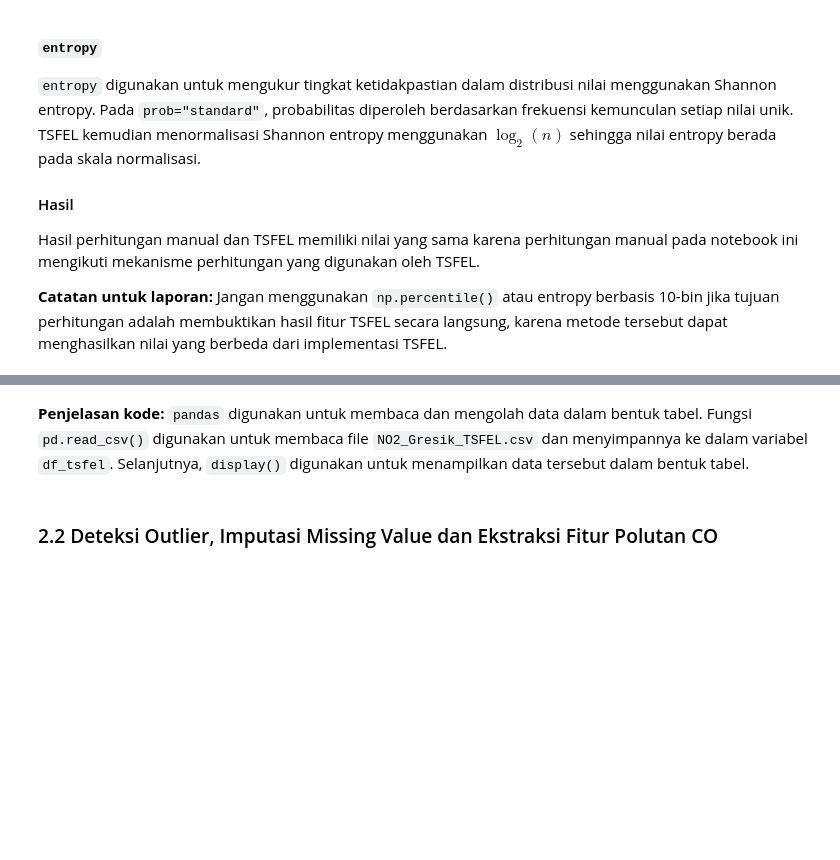
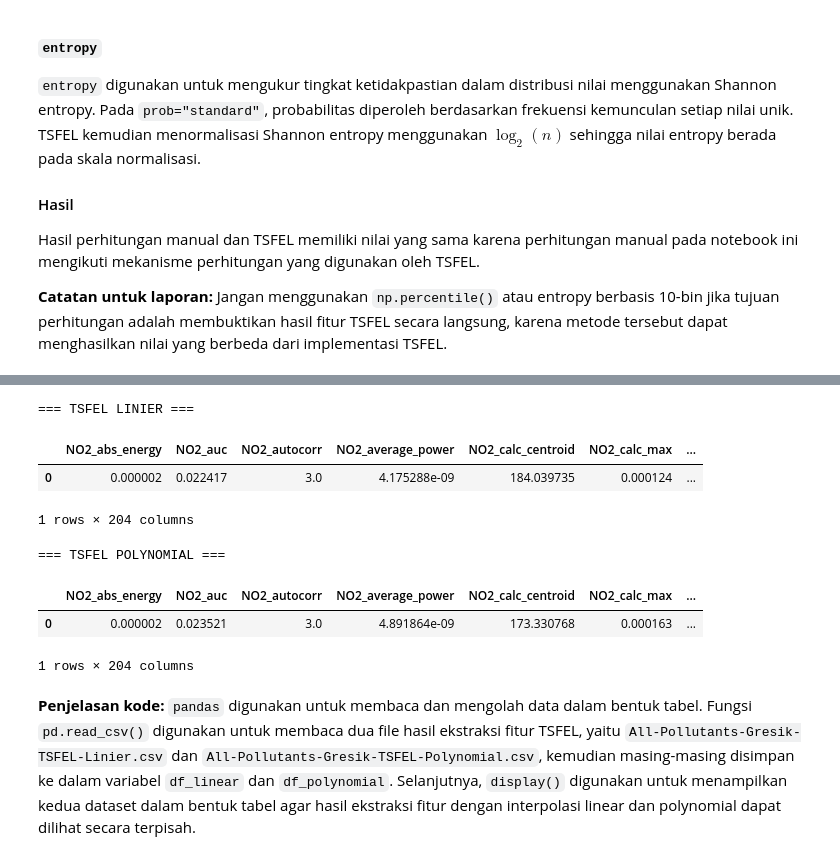
Before and after one commit to Farihinsyah/PSD, a Jupyter notebook: _sources/Ekstraksi_Fitur_Time_Series_Polutan_Gresik_dengan_TSFEL.ipynb, the cells around one changed output, grey strips where cells are left out. Saved outputs shown, nothing was run; the diff lists cells and outputs as text; code cells hidden in the pictures; blank space fills up the shorter version.

```diff
--- a/_sources/Ekstraksi_Fitur_Time_Series_Polutan_Gresik_dengan_TSFEL.ipynb
+++ b/_sources/Ekstraksi_Fitur_Time_Series_Polutan_Gresik_dengan_TSFEL.ipynb
@@ -775,4 +811,22 @@ display(df_tsfel)
+# %%
+import pandas as pd
+
+df_linear = pd.read_csv('All-Pollutants-Gresik-TSFEL-Linier.csv')
+df_polynomial = pd.read_csv('All-Pollutants-Gresik-TSFEL-Polynomial.csv')
+
+print("=== TSFEL LINIER ===")
+display(df_linear)
+
+print("=== TSFEL POLYNOMIAL ===")
+display(df_polynomial)
+# %% [output]
+=== TSFEL LINIER ===
+|  | NO2_abs_energy | NO2_auc | NO2_autocorr | NO2_average_power | NO2_calc_centroid | NO2_calc_max | ... |
+| 0 | 0.000002 | 0.022417 | 3.0 | 4.175288e-09 | 184.039735 | 0.000124 | ... |
+1 rows × 204 columns
+=== TSFEL POLYNOMIAL ===
+|  | NO2_abs_energy | NO2_auc | NO2_autocorr | NO2_average_power | NO2_calc_centroid | NO2_calc_max | ... |
+| 0 | 0.000002 | 0.023521 | 3.0 | 4.891864e-09 | 173.330768 | 0.000163 | ... |
+1 rows × 204 columns
 # %% [markdown]
-**Penjelasan kode:** `pandas` digunakan untuk membaca dan mengolah data dalam bentuk tabel. Fungsi `pd.read_csv()` digunakan untuk membaca file `NO2_Gresik_TSFEL.csv` dan menyimpannya ke dalam variabel `df_tsfel`. Selanjutnya, `display()` digunakan untuk menampilkan data tersebut dalam bentuk tabel.
+**Penjelasan kode:** `pandas` digunakan untuk membaca dan mengolah data dalam bentuk tabel. Fungsi `pd.read_csv()` digunakan untuk membaca dua file hasil ekstraksi fitur TSFEL, yaitu `All-Pollutants-Gresik-TSFEL-Linier.csv` dan `All-Pollutants-Gresik-TSFEL-Polynomial.csv`, kemudian masing-masing disimpan ke dalam variabel `df_linear` dan `df_polynomial`. Selanjutnya, `display()` digunakan untuk menampilkan kedua dataset dalam bentuk tabel agar hasil ekstraksi fitur dengan interpolasi linear dan polynomial dapat dilihat secara terpisah.
-# %% [markdown]
-### 2.2 Deteksi Outlier, Imputasi Missing Value dan Ekstraksi Fitur Polutan CO
```
Also changed, not shown: parts of 22 cells of this notebook, 19 other files.
